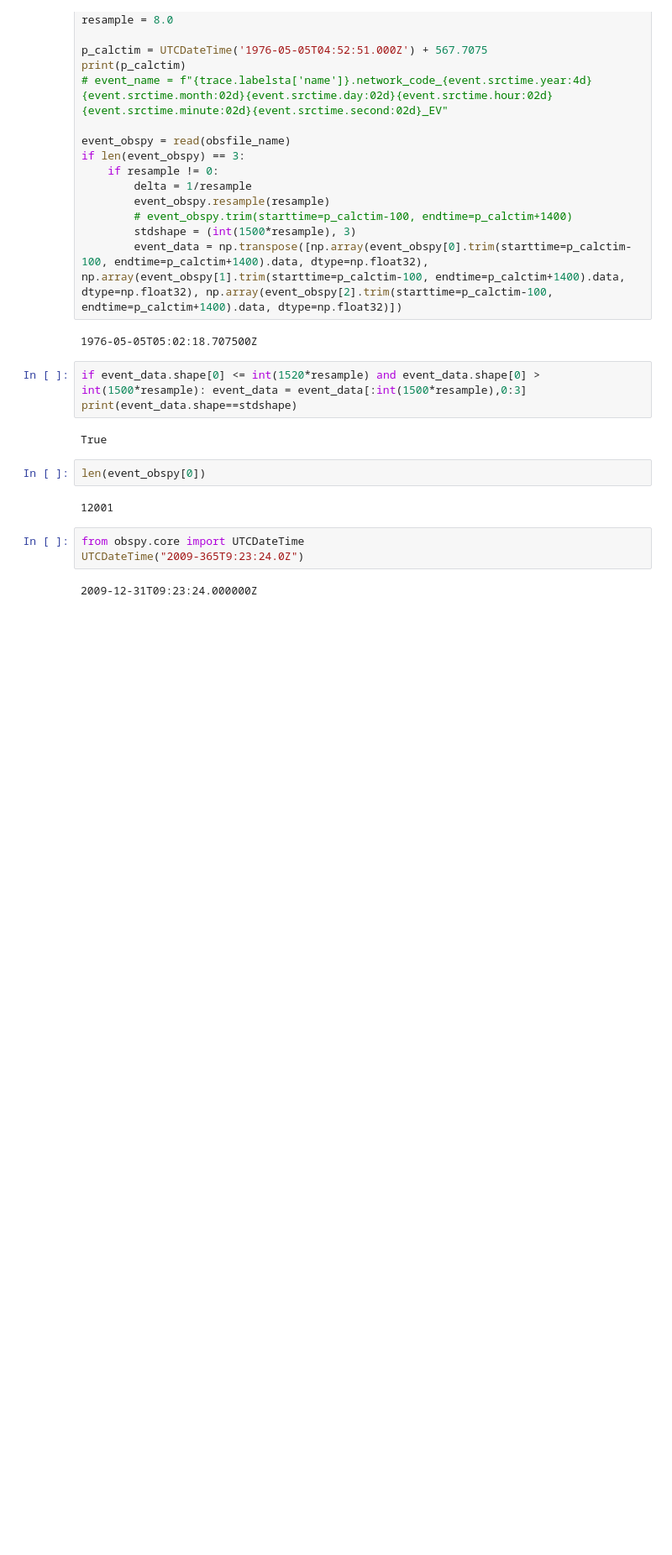
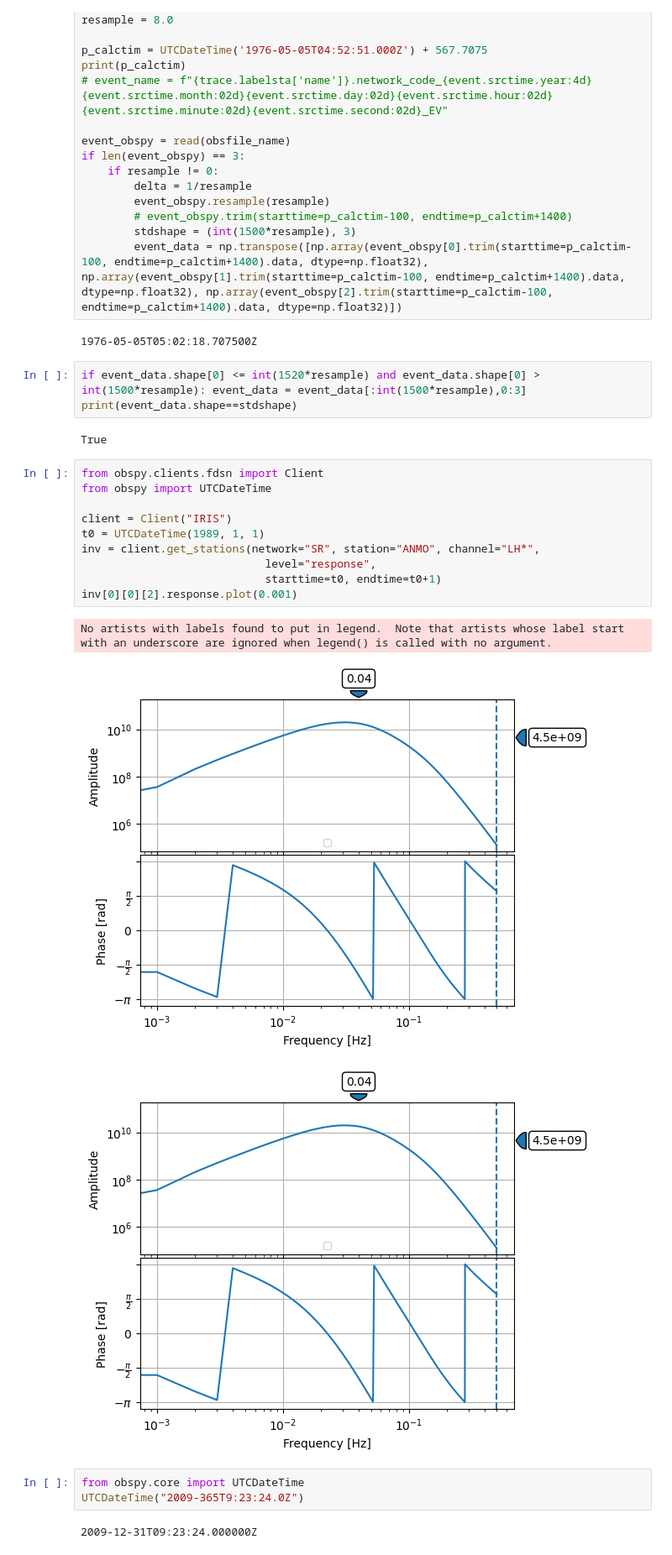
Before and after one commit to Jun1453/phasepick, a Jupyter notebook: fetch.ipynb, the cells around one changed output. Shown at 84% size. Cells and saved outputs as stored; diff of their text form; blank space fills up the shorter version.

```diff
--- a/fetch.ipynb
+++ b/fetch.ipynb
@@ -55,10 +55,20 @@ if event_data.shape[0] <= int(1520*resample) and event_data.shape[0] > int(1500*
 print(event_data.shape==stdshape)
 # %% [output]
 True
-# %%
-len(event_obspy[0])
-# %% [output]
-12001
+# %%
+from obspy.clients.fdsn import Client
+from obspy import UTCDateTime
+
+client = Client("IRIS")
+t0 = UTCDateTime(1989, 1, 1)
+inv = client.get_stations(network="SR", station="ANMO", channel="LH*",
+                            level="response",
+                            starttime=t0, endtime=t0+1)
+inv[0][0][2].response.plot(0.001)
+# %% [output]
+No artists with labels found to put in legend.  Note that artists whose label start with an underscore are ignored when legend() is called with no argument.
+[figure, added]
+[figure, added]
 # %%
 from obspy.core import UTCDateTime
 UTCDateTime("2009-365T9:23:24.0Z")
```
Also changed, not shown: parts of 38 cells of this notebook, 3 other files.
